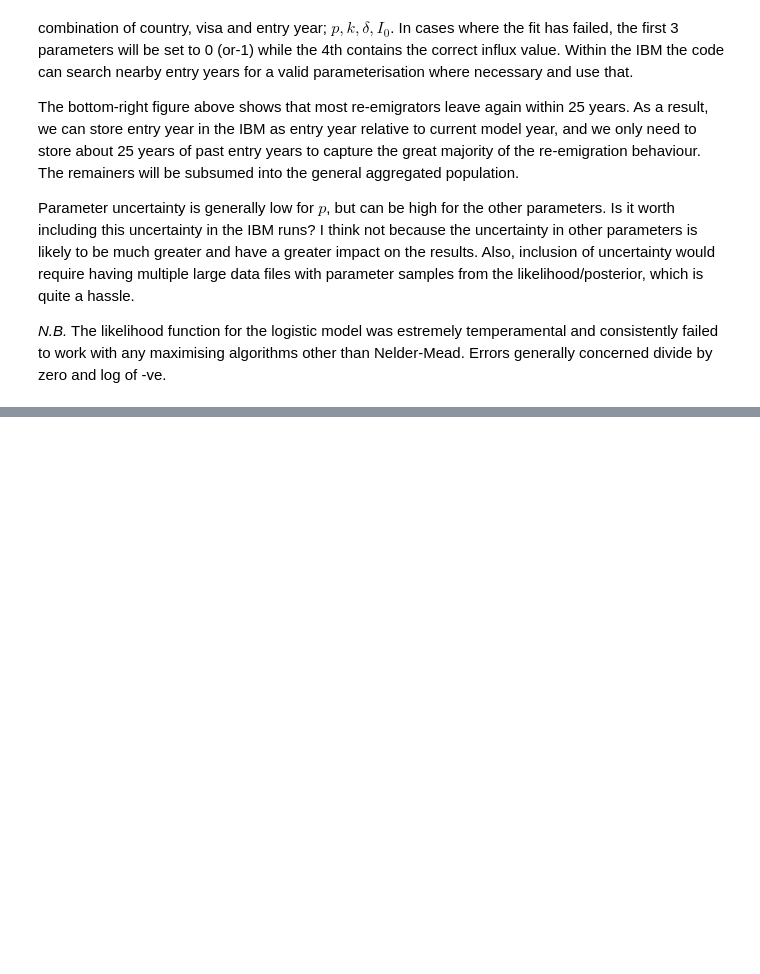
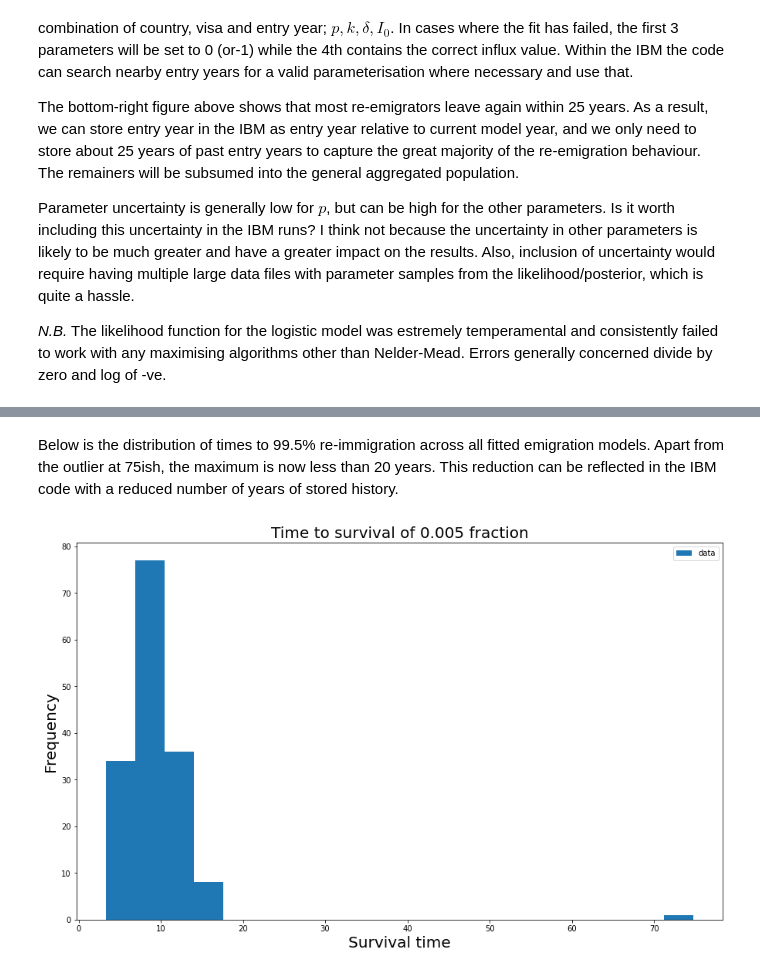
Before and after one commit to JamesTruscott/JupyterBinder, a Jupyter notebook: EmigrationModel/EmigFitting.ipynb, the cells around one changed output, grey strips where cells are left out. Saved outputs shown, nothing was run; the diff lists cells and outputs as text; code cells hidden in the pictures; blank space fills up the shorter version.

```diff
--- a/EmigrationModel/EmigFitting.ipynb
+++ b/EmigrationModel/EmigFitting.ipynb
@@ -1061,2 +1427,54 @@ Parameter uncertainty is generally low for $p$, but can be high for the other pa
+# %% [markdown]
+Below is the distribution of times to 99.5% re-immigration across all fitted emigration models. Apart from the outlier at 75ish, the maximum is now less than 20 years. This reduction can be reflected in the IBM code with a reduced number of years of stored history.
+# %%
+# Read in the valid parameters file created in the previous cell.
+np.random.seed(1)
+# paramFileName = 'MJ_InfluxSurvival3.txt'  # was ...2.txt
+paramFileName = f'MJ_InfluxSurvival_{Encoding}.txt'
+
+modelParam_data = pd.read_csv(paramFileName, sep='\t')
+# we rely on the order, so reorder.
+modCols = list(modelParam_data.columns)
+modelParam_data.sort_values(by=modCols[:-1], inplace=True)
+modelSize = 4   # number of params stored for each model.
+lenData = modelParam_data.shape[0]
+nModels = lenData//modelSize
+
+# How long to get to 0.5% survival for re-emigrating population?
+resIndex = 0
+minFracSurvival = 0.005
+maxStore = np.zeros(nModels)
+
+for i in range(nModels):
+    currentIndex = i*modelSize
+    # Is the model Kosher?
+    currentMLEs = modelParam_data['Value'].values[currentIndex:currentIndex+3]
+    badModel = currentMLEs[0] < 0
+    if badModel:
+        continue  # if it's a dud model, go to next.
+
+    maxStore[resIndex] = currentMLEs[2] - np.log(minFracSurvival)/currentMLEs[1]
+
+    resIndex += 1
+
+
+data_dict = {'data': maxStore[:resIndex]}
+plot_df = pd.DataFrame(data_dict)
+
+fig, currentAx = plt.subplots()
+
+plot_df.plot.hist(bins=20, ax=currentAx)
+title = f'Time to survival of {minFracSurvival} fraction'
+currentAx.set_title(title, fontsize=20)
+x_label = 'Survival time'
+currentAx.set_xlabel(x_label, fontsize=20)
+currentAx.set_ylabel('Frequency', fontsize=20)
+
+fig.set_size_inches(15, 9)
+# fig.tight_layout()
+
+plt.show()
+# %% [output]
+[figure, added]
 # %% [markdown]
 ## Dependencies
```
Also changed, not shown: parts of 17 cells of this notebook, 6 other files.
